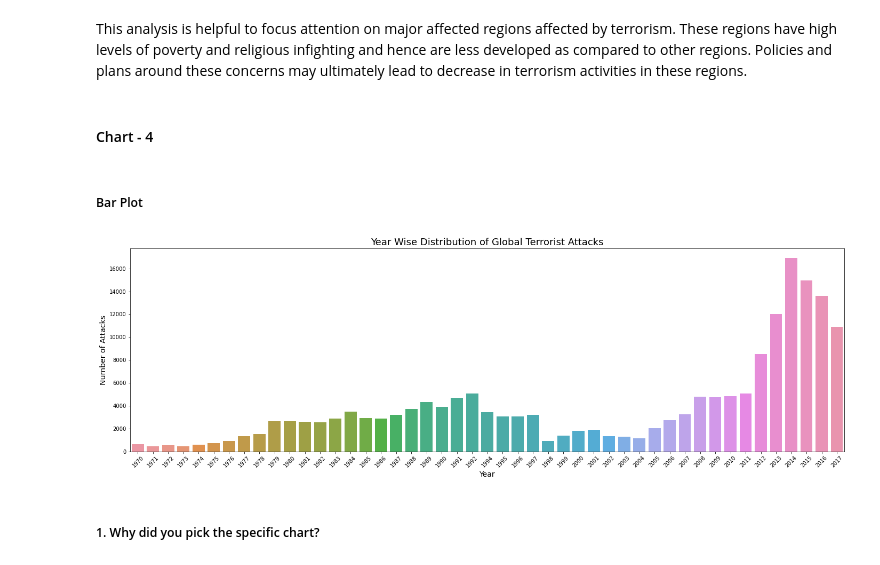
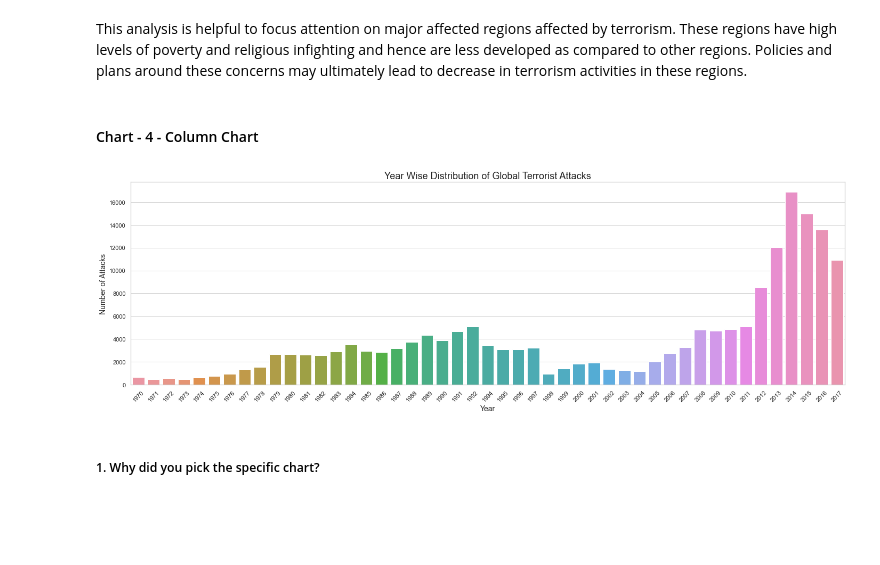
Before and after one commit to AimanSahay/Project-EDA_Global-Terrorism-Dataset, a Jupyter notebook: EDA_Global Terrorism Dataset.ipynb, the cells around one changed output. Saved outputs shown, nothing was run; the diff lists cells and outputs as text; code cells hidden in the pictures; blank space fills up the shorter version.

```diff
--- a/EDA_Global Terrorism Dataset.ipynb
+++ b/EDA_Global Terrorism Dataset.ipynb
@@ -886,6 +879,7 @@ The 10 nations identified above can become a focal point for International Organ
 attacks = terrorism_df["Region"].value_counts()
 
 # Plot data
+sns.set_style("whitegrid", {'axes.grid' : False})
 plt.figure(figsize=(8,15))
 
 plt.pie(x=attacks.values, labels=attacks.index, autopct="%.0f%%")
@@ -907,27 +901,26 @@ Are there any insights that lead to negative growth? Justify with specific reaso
 # %% [markdown]
 This analysis is helpful to focus attention on major affected regions affected by terrorism. These regions have high levels of poverty and religious infighting and hence are less developed as compared to other regions. Policies and plans around these concerns may ultimately lead to decrease in terrorism activities in these regions.
 # %% [markdown]
-#### Chart - 4
+#### Chart - 4 - Column Chart
-# %% [markdown]
-##### Bar Plot
 # %%
 # Analyze year wise distribution of terrorist attacks.
 
 # Prepare data
 year_plot = terrorism_df["Year"].value_counts()
 
 # Plot data
+sns.set_style("whitegrid")
 plt.figure(figsize=(24,7))
 
 sns.barplot(x=year_plot.index, y=year_plot.values)
 plt.title("Year Wise Distribution of Global Terrorist Attacks", fontsize=18)
 plt.xlabel("Year", fontsize=14)
 plt.ylabel("Number of Attacks", fontsize=14)
 plt.xticks(rotation=45)
 
 plt.show()
 # %% [output]
-[figure, old version]
+[figure, new version]
 # %% [markdown]
 ##### 1. Why did you pick the specific chart?
 # %% [markdown]
```
Also changed, not shown: parts of 114 cells of this notebook.
